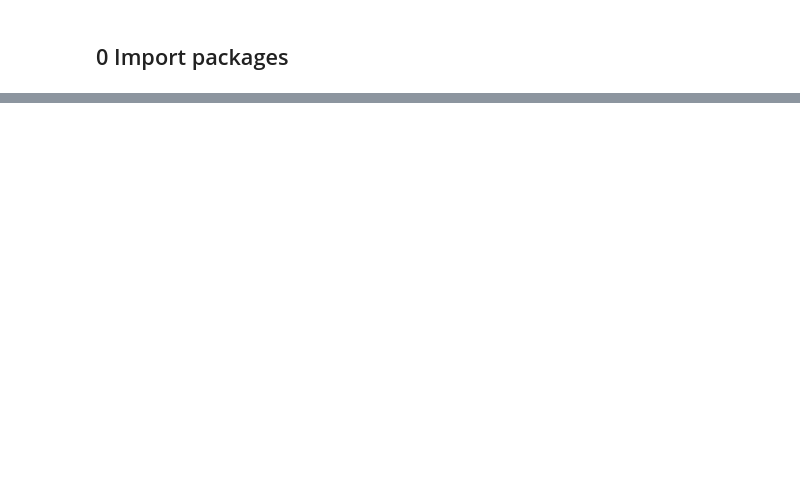
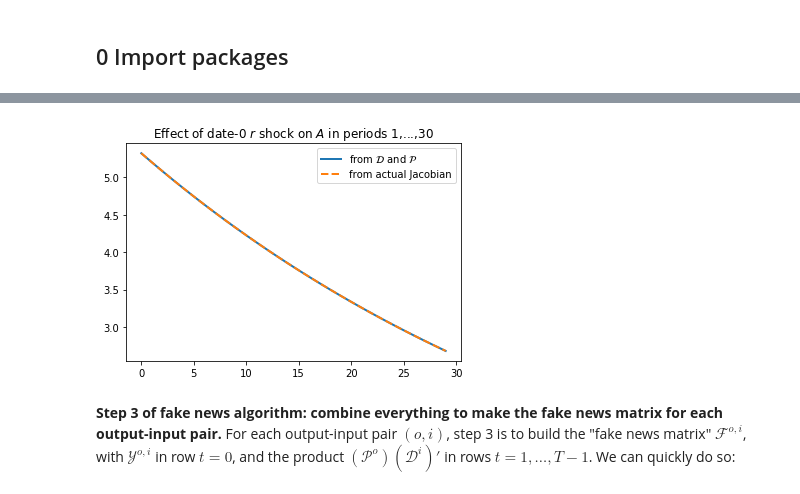
Before and after one commit to shade-econ/sequence-jacobian, a Jupyter notebook: het_jacobian.ipynb, the cells around one changed output, grey strips where cells are left out. Saved outputs shown, nothing was run; the diff lists cells and outputs as text; code cells hidden in the pictures; blank space fills up the shorter version.

```diff
--- a/het_jacobian.ipynb
+++ b/het_jacobian.ipynb
@@ -765,0 +67,3 @@ Note that some small differences appear because of nonlinearities, since `backwa
+# %%
+output_list = household.non_back_outputs
+output_list
@@ -765,0 +161,5 @@ Note that some small differences appear because of nonlinearities, since `backwa
+# %%
+%%time
+curlyPs = {}
+for o in output_list:
+    curlyPs[o] = household.forward_iteration_fakenews(ss[o], Pi, sspol_i, sspol_pi, T-1)
@@ -765,0 +183,11 @@ Note that some small differences appear because of nonlinearities, since `backwa
+# %%
+persistent_asset = np.array([np.vdot(curlyDs['r'][0,...],
+                                     curlyPs['a'][u,...]) for u in range(30)])
+plt.plot(persistent_asset, linewidth=2, label=r'from $\mathcal{D}$ and $\mathcal{P}$')
+plt.plot(Js['A']['r'][1:31,0], '--', linewidth=2, label='from actual Jacobian')
+plt.legend()
+plt.title(f'Effect of date-0 $r$ shock on $A$ in periods 1,...,30');
+# %% [output]
+[figure, added]
+# %% [markdown]
+**Step 3 of fake news algorithm: combine everything to make the fake news matrix for each output-input pair.** For each output-input pair $(o,i)$, step 3 is to build the "fake news matrix" $\mathcal{F}^{o,i}$, with $\mathcal{Y}^{o,i}$ in row $t=0$, and the product $(\mathcal{P}^o)(\mathcal{D}^i)'$ in rows $t=1,\ldots,T-1$. We can quickly do so:
```
Also changed, not shown: parts of 120 cells of this notebook, 2 other files.
